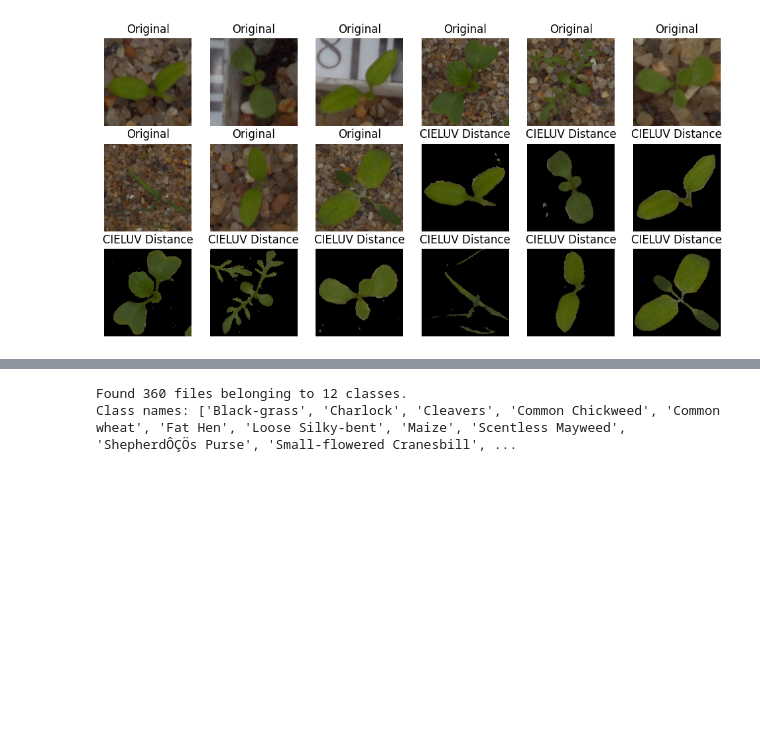
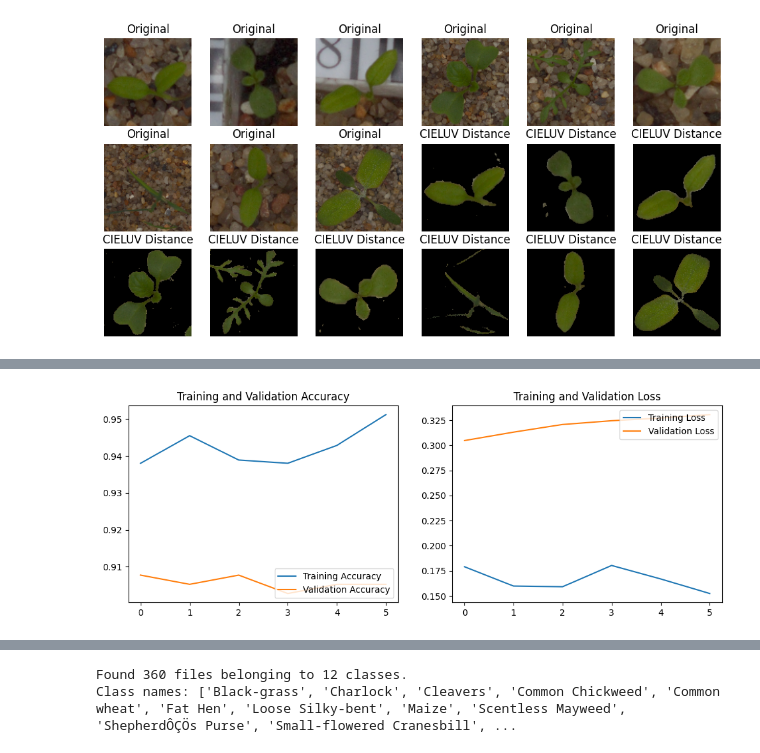
Before and after one commit to dorwein/ai_weeder, a Jupyter notebook: notebooks/notebook_nbCL_CL_seg.ipynb, the cells around one changed output, grey strips where cells are left out. Cells and saved outputs as stored; diff of their text form; code cells hidden in the pictures; blank space fills up the shorter version.

```diff
--- a/notebooks/notebook_nbCL_CL_seg.ipynb
+++ b/notebooks/notebook_nbCL_CL_seg.ipynb
@@ -416,0 +447,27 @@ plt.show()
+# %%
+# Retrieve metrics from the history
+acc = history_fine.history.get('accuracy', [])
+val_acc = history_fine.history.get('val_accuracy', [])
+loss = history_fine.history.get('loss', [])
+val_loss = history_fine.history.get('val_loss', [])
+
+# Determine the number of epochs actually trained
+epochs_trained = len(acc)
+
+# Plot training and validation accuracy
+
+plt.figure(figsize=(12, 4))
+plt.subplot(1, 2, 1)
+plt.plot(range(epochs_trained), acc, label='Training Accuracy')
+plt.plot(range(epochs_trained), val_acc, label='Validation Accuracy')
+plt.legend(loc='lower right')
+plt.title('Training and Validation Accuracy')
+
+plt.subplot(1, 2, 2)
+plt.plot(range(epochs_trained), loss, label='Training Loss')
+plt.plot(range(epochs_trained), val_loss, label='Validation Loss')
+plt.legend(loc='upper right')
+plt.title('Training and Validation Loss')
+plt.show()
+# %% [output]
+[figure, added]
```
Also changed, not shown: parts of 21 cells of this notebook, 2 other files.
